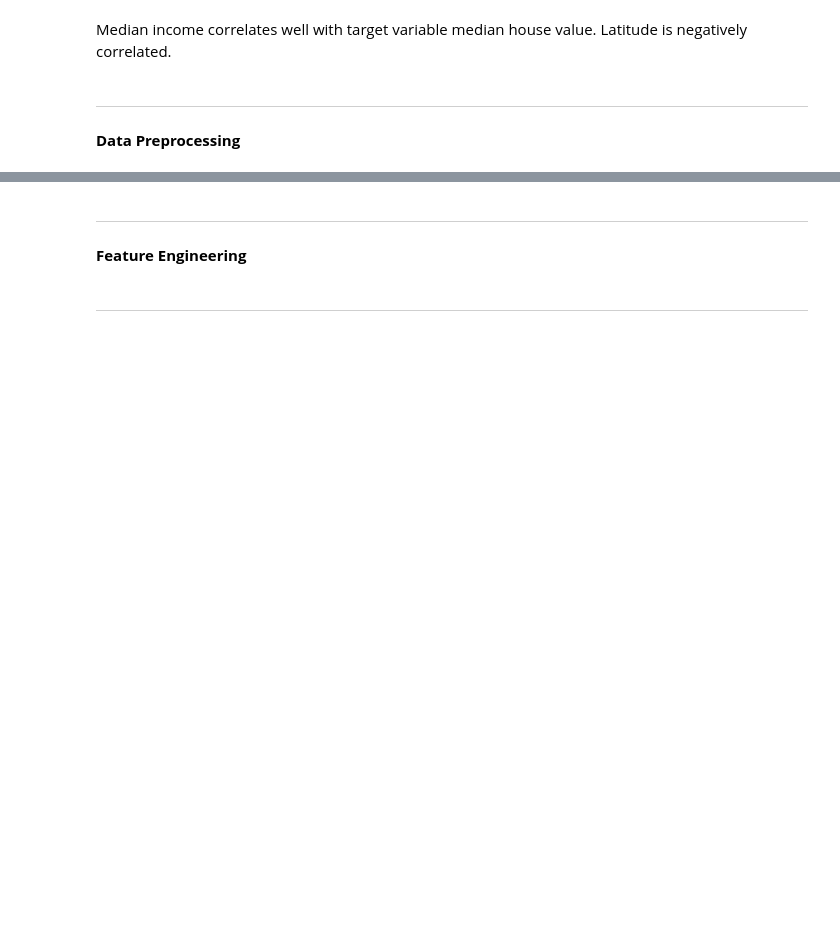
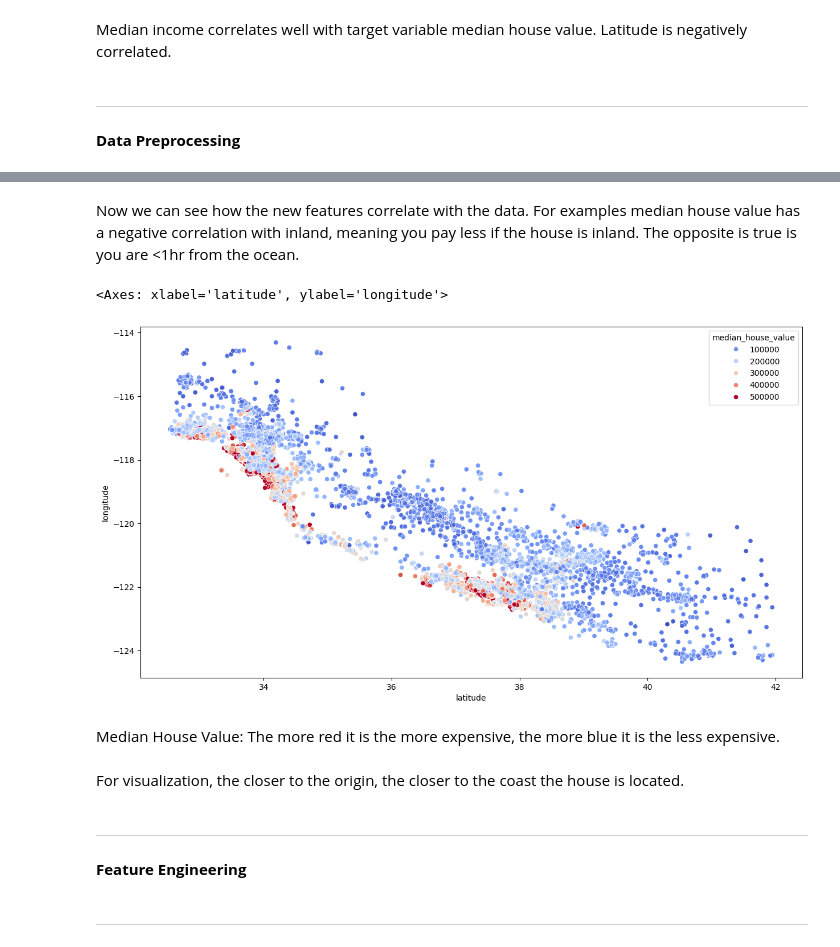
Before and after one commit to Jorwin-dev/linear-regression-py, a Jupyter notebook: house-price-prediction-linreg-py.ipynb, the cells around one changed output, grey strips where cells are left out. Cells and saved outputs as stored; diff of their text form; code cells hidden in the pictures; blank space fills up the shorter version.

```diff
--- a/house-price-prediction-linreg-py.ipynb
+++ b/house-price-prediction-linreg-py.ipynb
@@ -140,3 +216,15 @@ Median income correlates well with target variable median house value. Latitude
+# %% [markdown]
+Now we can see how the new features correlate with the data. For examples median house value has a negative correlation with inland, meaning you pay less if the house is inland. The opposite is true is you are <1hr from the ocean.
+# %%
+plt.figure(figsize=(15, 8))
+sns.scatterplot(x='latitude', y='longitude', data=train_data, hue='median_house_value', palette='coolwarm')
+# %% [output]
+<Axes: xlabel='latitude', ylabel='longitude'>
+[figure, added]
+# %% [markdown]
+Median House Value: The more red it is the more expensive, the more blue it is the less expensive.
+# %% [markdown]
+For visualization, the closer to the origin, the closer to the coast the house is located.
 # %% [markdown]
 ---
 # %% [markdown]
```
Also changed, not shown: parts of 11 cells of this notebook.
